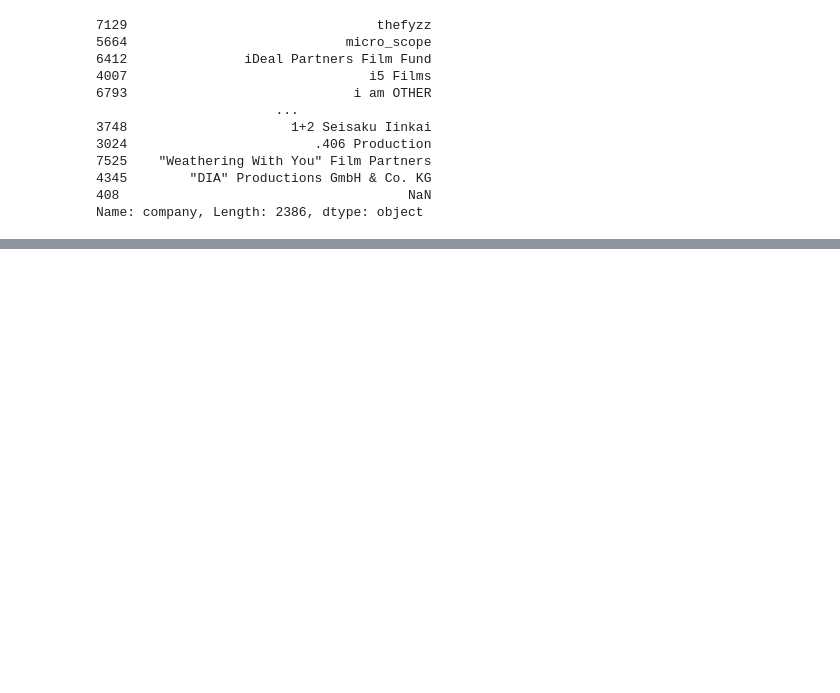
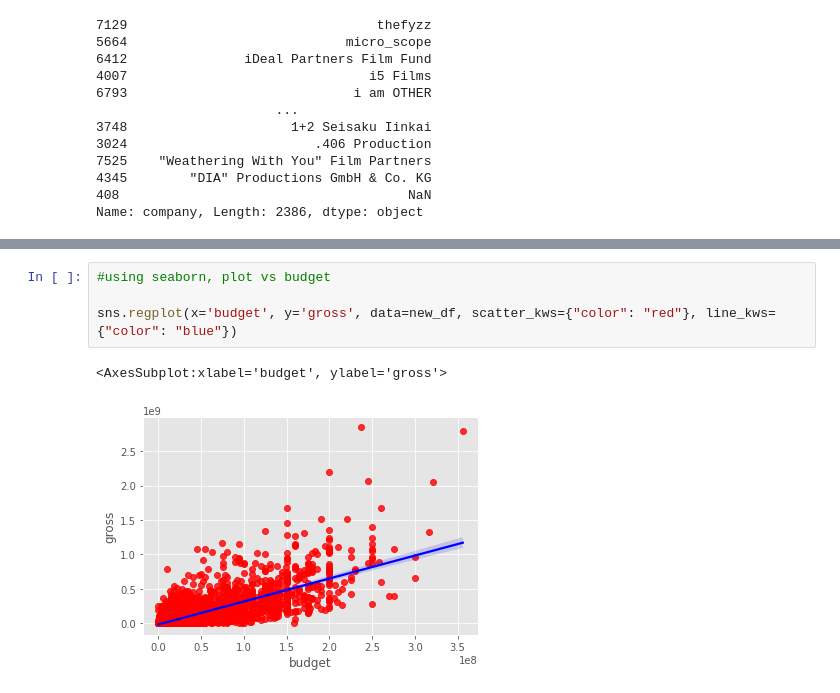
Before and after one commit to dominic-sangcap/ProjectHub, a Jupyter notebook: JupyterNotebooks/Movies_Analysis.ipynb, the cells around one changed output, grey strips where cells are left out. Cells and saved outputs as stored; diff of their text form; blank space fills up the shorter version.

```diff
--- a/JupyterNotebooks/Movies_Analysis.ipynb
+++ b/JupyterNotebooks/Movies_Analysis.ipynb
@@ -148,0 +155,7 @@ Name: company, Length: 2386, dtype: object
+# %%
+#using seaborn, plot vs budget
+
+sns.regplot(x='budget', y='gross', data=new_df, scatter_kws={"color": "red"}, line_kws={"color": "blue"})
+# %% [output]
+<AxesSubplot:xlabel='budget', ylabel='gross'>
+[figure, added]
```
Also changed, not shown: parts of 11 cells of this notebook.
